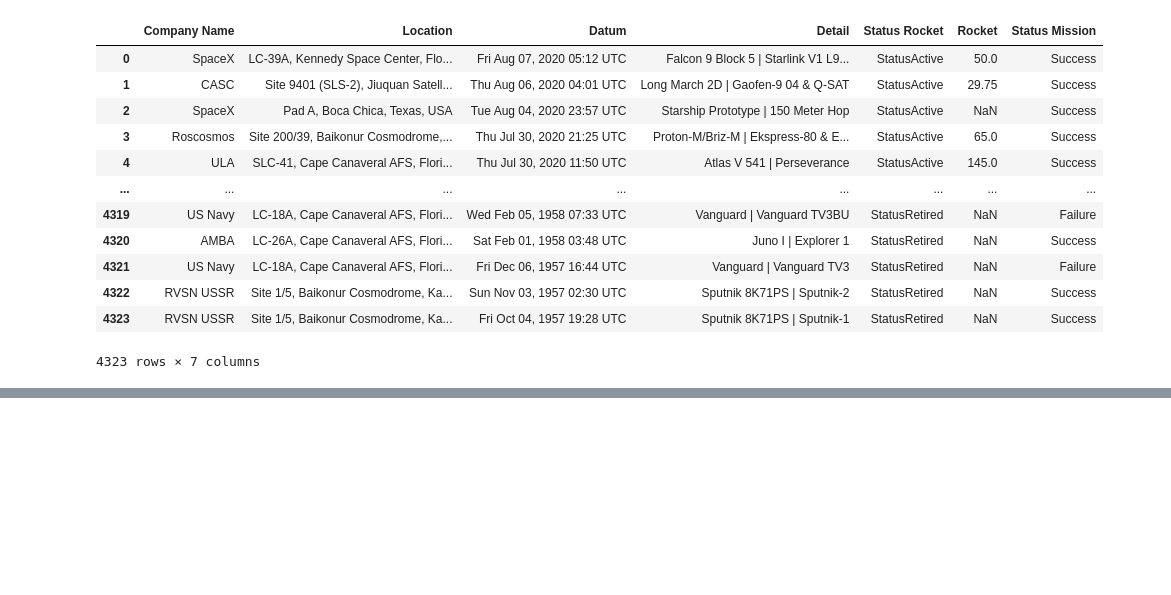
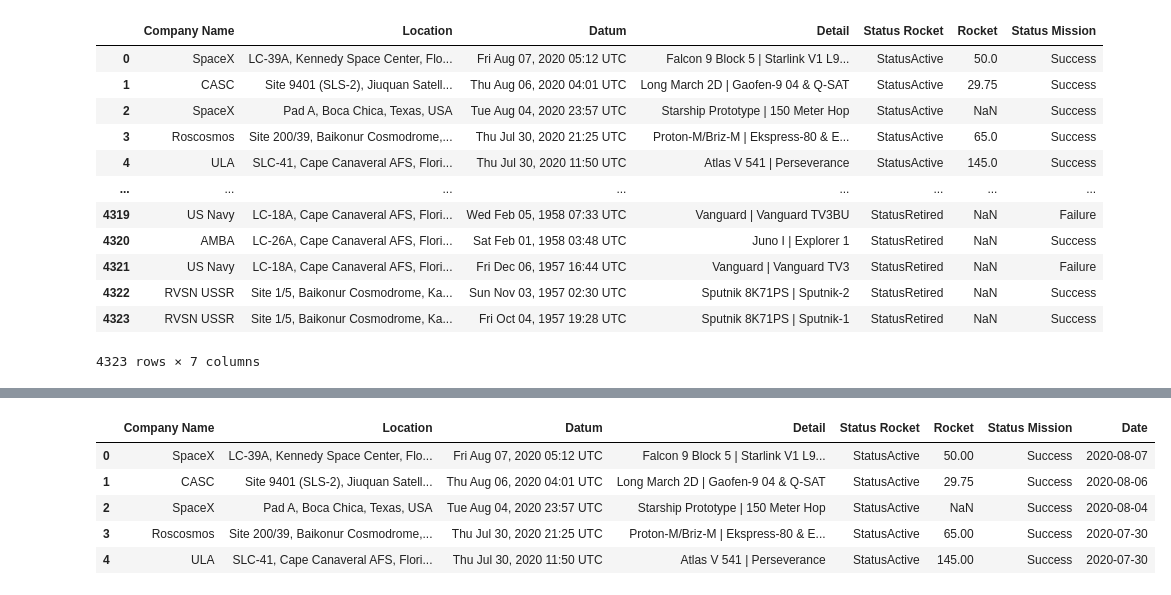
Before and after one commit to Biacchi/Space-missions, a Jupyter notebook: space-misions.ipynb, the cells around one changed output, grey strips where cells are left out. Cells and saved outputs as stored; diff of their text form; code cells hidden in the pictures; blank space fills up the shorter version.

Commit message:
feat: extract the date from the Datum column

```diff
--- a/space-misions.ipynb
+++ b/space-misions.ipynb
@@ -149,0 +142,5 @@ memory usage: 236.6+ KB
+# %%
+# Extracting the date from the Datum column
+df['Date'] = df['Datum'].str.extract(r'(\w{3} \w{3} \d{2}, \d{4})')
+
+print(df[['Datum', 'Date']])
@@ -149,0 +162,11 @@ memory usage: 236.6+ KB
+# %%
+df.Date = pd.to_datetime(df.Date)
+# %%
+df.head()
+# %% [output]
+|  | Company Name | Location | Datum | Detail | Status Rocket | Rocket | Status Mission | Date |
+| 0 | SpaceX | LC-39A, Kennedy Space Center, Flo... | Fri Aug 07, 2020 05:12 UTC | Falcon 9 Block 5 | Starlink V1 L9... | StatusActive | 50.00 | Success | 2020-08-07 |
+| 1 | CASC | Site 9401 (SLS-2), Jiuquan Satell... | Thu Aug 06, 2020 04:01 UTC | Long March 2D | Gaofen-9 04 & Q-SAT | StatusActive | 29.75 | Success | 2020-08-06 |
+| 2 | SpaceX | Pad A, Boca Chica, Texas, USA | Tue Aug 04, 2020 23:57 UTC | Starship Prototype | 150 Meter Hop | StatusActive | NaN | Success | 2020-08-04 |
+| 3 | Roscosmos | Site 200/39, Baikonur Cosmodrome,... | Thu Jul 30, 2020 21:25 UTC | Proton-M/Briz-M | Ekspress-80 & E... | StatusActive | 65.00 | Success | 2020-07-30 |
+| 4 | ULA | SLC-41, Cape Canaveral AFS, Flori... | Thu Jul 30, 2020 11:50 UTC | Atlas V 541 | Perseverance | StatusActive | 145.00 | Success | 2020-07-30 |
```
Also changed, not shown: parts of 2 cells of this notebook.
